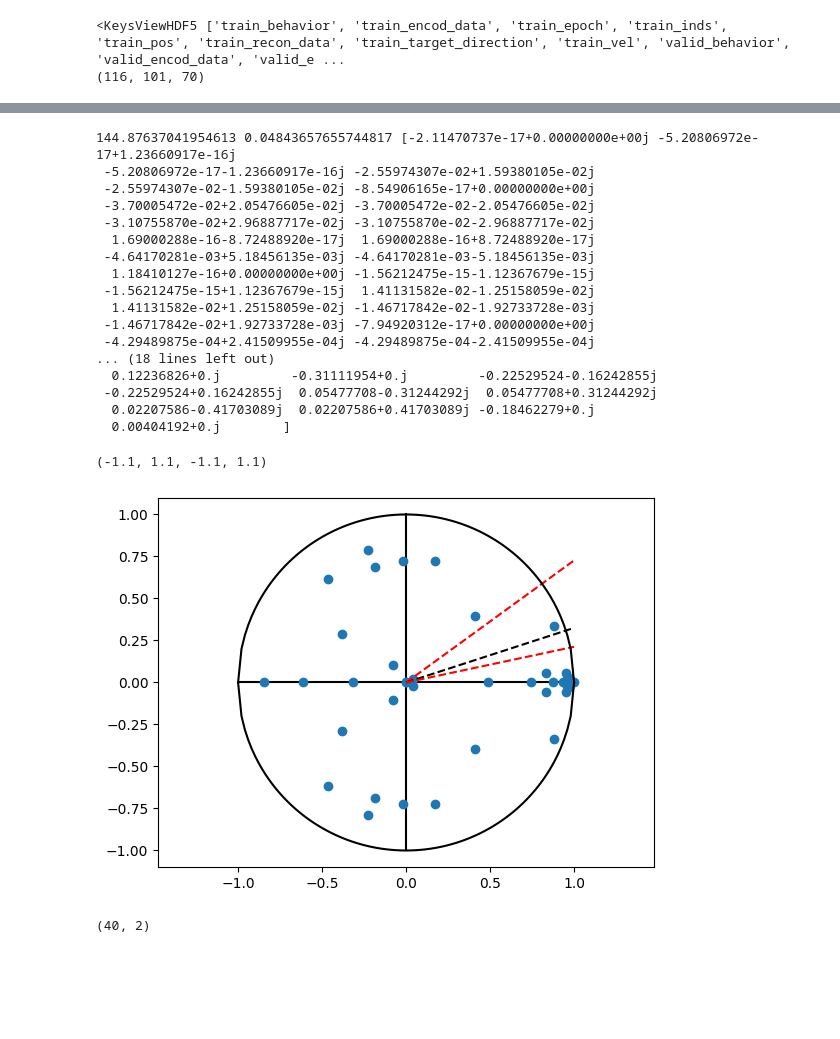
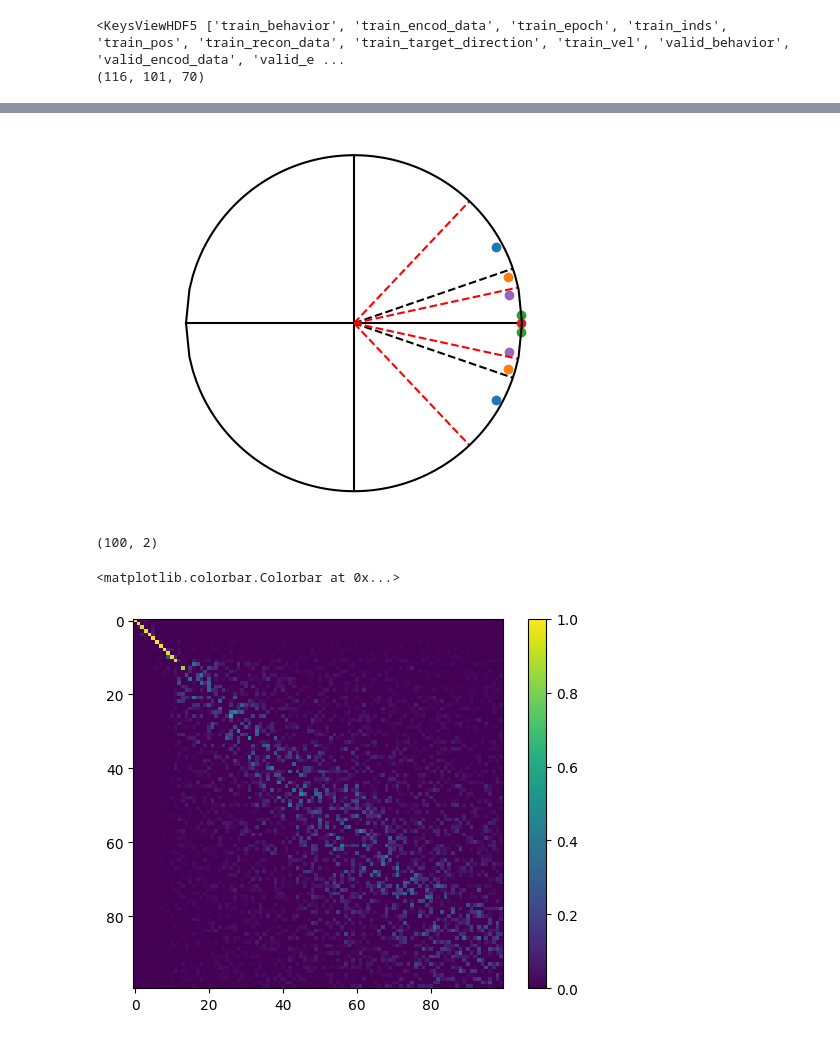
Before and after one commit to NinelK/BAND-torch, a Jupyter notebook: notebooks/psid.ipynb, the cells around one changed output, grey strips where cells are left out. Cells and saved outputs as stored; diff of their text form; code cells hidden in the pictures; blank space fills up the shorter version.

```diff
--- a/notebooks/psid.ipynb
+++ b/notebooks/psid.ipynb
@@ -147,57 +240,21 @@ plt.tight_layout()
-# %%
-evals, evecs = np.linalg.eig(model.A)
-
-plt.plot([-1,1],[0,0],'k')
-plt.plot([0,0],[-1,1],'k')
-plt.plot(evals.real,evals.imag,'o')
-# for ev in evals:
-#     plt.plot([0,ev.real],[0,ev.imag],'o')
-# draw a line at 18 degrees
-plt.plot([0,1],[0,np.tan(2 * 10 * np.pi/100)],'r--')
-plt.plot([0,1],[0,np.tan(2 * 10 * np.pi/200)],'k--')
-plt.plot([0,1],[0,np.tan(2 * 10 * np.pi/300)],'r--')
-# draw a unit circle
-x = np.linspace(-1,1,100)
-y = np.sqrt(1-x**2)
-plt.plot(x,y,'k')
-y = -np.sqrt(1-x**2)
-plt.plot(x,y,'k')
-
-for eval, evec in zip(evals,evecs):
-    a = np.angle(eval)
-    if (a > 2 * 10 * np.pi/300) & (a < 2 * 10 * np.pi/100):
-        T = 2 * 10 * np.pi / a
-        amp = np.linalg.norm(eval)
-        print(T,amp,evec)
-
-plt.axis('equal')
-# %% [output]
-144.87637041954613 0.04843657655744817 [-2.11470737e-17+0.00000000e+00j -5.20806972e-17+1.23660917e-16j
- -5.20806972e-17-1.23660917e-16j -2.55974307e-02+1.59380105e-02j
- -2.55974307e-02-1.59380105e-02j -8.54906165e-17+0.00000000e+00j
- -3.70005472e-02+2.05476605e-02j -3.70005472e-02-2.05476605e-02j
- -3.10755870e-02+2.96887717e-02j -3.10755870e-02-2.96887717e-02j
-  1.69000288e-16-8.72488920e-17j  1.69000288e-16+8.72488920e-17j
- -4.64170281e-03+5.18456135e-03j -4.64170281e-03-5.18456135e-03j
-  1.18410127e-16+0.00000000e+00j -1.56212475e-15-1.12367679e-15j
- -1.56212475e-15+1.12367679e-15j  1.41131582e-02-1.25158059e-02j
-  1.41131582e-02+1.25158059e-02j -1.46717842e-02-1.92733728e-03j
- -1.46717842e-02+1.92733728e-03j -7.94920312e-17+0.00000000e+00j
- -4.29489875e-04+2.41509955e-04j -4.29489875e-04-2.41509955e-04j
-... (18 lines left out)
-  0.12236826+0.j         -0.31111954+0.j         -0.22529524-0.16242855j
- -0.22529524+0.16242855j  0.05477708-0.31244292j  0.05477708+0.31244292j
-  0.02207586-0.41703089j  0.02207586+0.41703089j -0.18462279+0.j
-  0.00404192+0.j        ]
-(-1.1, 1.1, -1.1, 1.1)
-[figure, removed]
+# %%
+plot_eigenspectrum(model.A);
+# %% [output]
+[figure, added]
 # %%
 # get angles of eigenvalues
+evals, evecs = np.linalg.eig(model.A)
 angles = np.angle(evals)
-distance_from_oscillatory = (angles - 2 * 10 * np.pi/200) % (2*np.pi)
-which_eval = np.where((np.abs(distance_from_oscillatory) < 2 * 10 * np.pi/100) & (np.sqrt(evals.real**2 + evals.imag**2)>0.5))[0]
+distance_from_oscillatory = (angles - 2 * 10 * np.pi/tT) % (2*np.pi)
+which_eval = np.where((np.abs(distance_from_oscillatory) < 2 * 10 * np.pi/dt) & (np.sqrt(evals.real**2 + evals.imag**2)>0.5))[0]
 
 oscillatory_evec = evecs[which_eval].T
 oscillatory_evec.shape
 # %% [output]
-(40, 2)
+(100, 2)
+# %%
+plt.imshow(model.A, vmin=0, vmax=1)
+plt.colorbar()
+# %% [output]
+<matplotlib.colorbar.Colorbar at 0x...>
+[figure, added]
```
Also changed, not shown: parts of 34 cells of this notebook, 6 other files.
